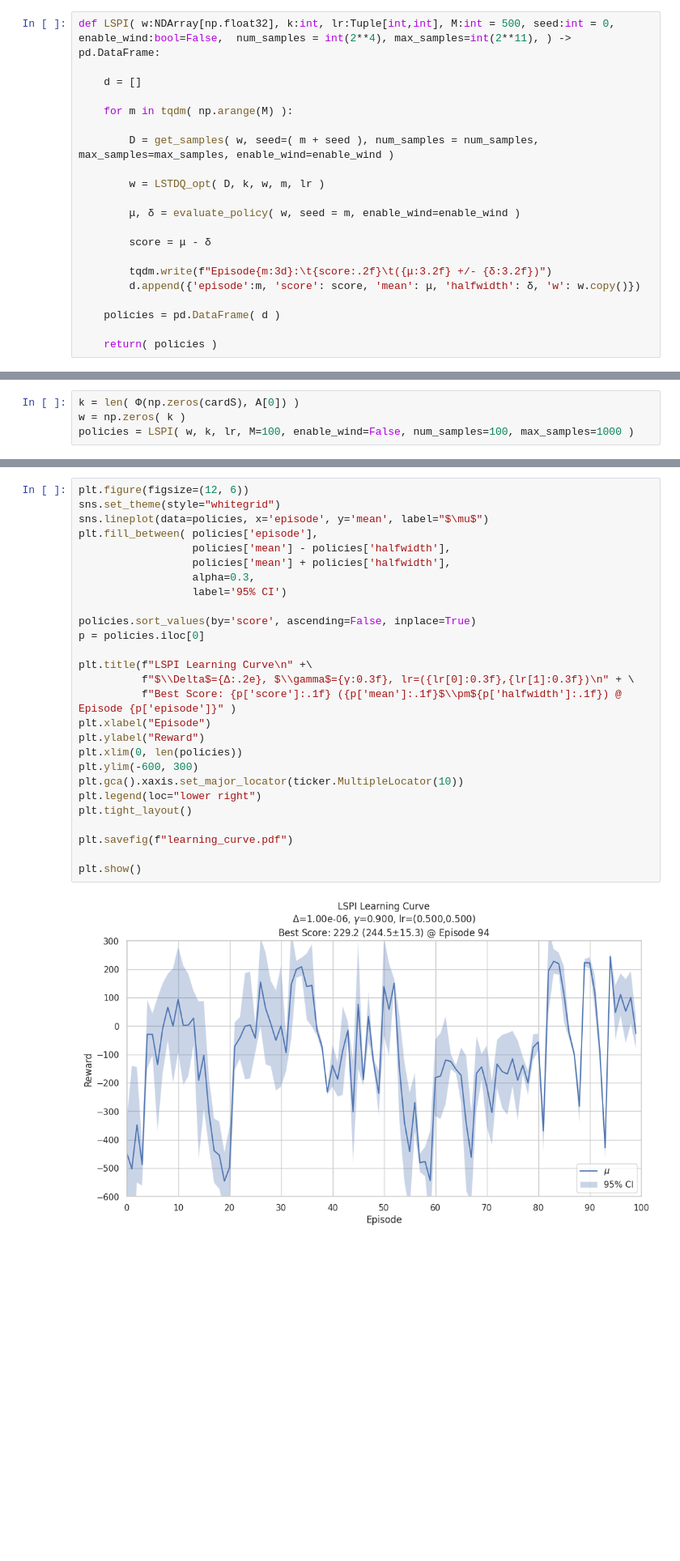
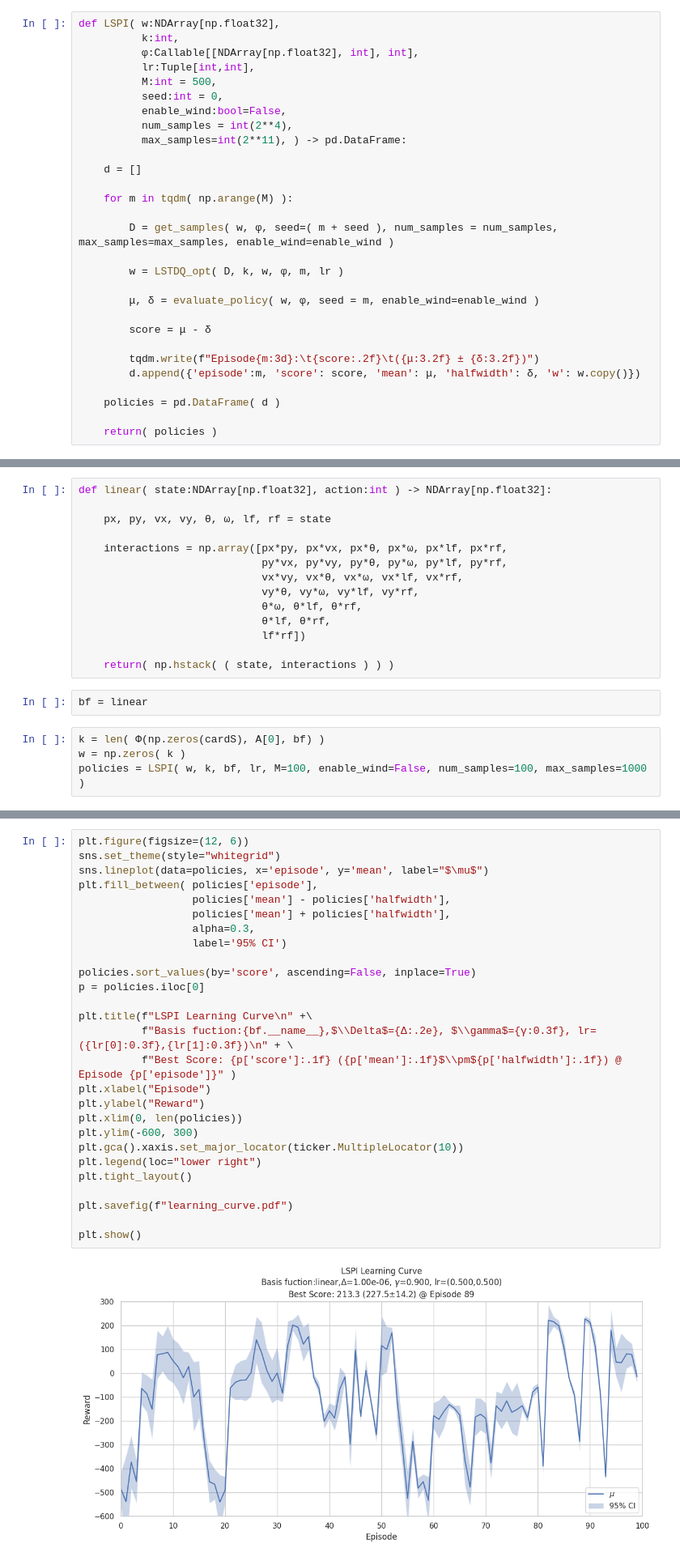
Before and after one commit to nirav-d-lad/Lunar-Lander-LSPI, a Jupyter notebook: ll_lspi.ipynb, the cells around one changed output, grey strips where cells are left out. Shown at 81% size. Cells and saved outputs as stored; diff of their text form; blank space fills up the shorter version.

```diff
--- a/ll_lspi.ipynb
+++ b/ll_lspi.ipynb
@@ -220,21 +221,29 @@ The stopping criteria for this implementation is stopping after $M$ episodes. Ad
 5: <b>until</b>$(\pi \approx \pi')$ <br>
 6: <b>return<b> $\pi$
 # %%
-def LSPI( w:NDArray[np.float32], k:int, lr:Tuple[int,int], M:int = 500, seed:int = 0, enable_wind:bool=False,  num_samples = int(2**4), max_samples=int(2**11), ) -> pd.DataFrame:
+def LSPI( w:NDArray[np.float32],
+          k:int,
+          φ:Callable[[NDArray[np.float32], int], int],
+          lr:Tuple[int,int],
+          M:int = 500,
+          seed:int = 0,
+          enable_wind:bool=False,
+          num_samples = int(2**4),
+          max_samples=int(2**11), ) -> pd.DataFrame:
 
     d = []
 
     for m in tqdm( np.arange(M) ):
 
-        D = get_samples( w, seed=( m + seed ), num_samples = num_samples, max_samples=max_samples, enable_wind=enable_wind )
+        D = get_samples( w, φ, seed=( m + seed ), num_samples = num_samples, max_samples=max_samples, enable_wind=enable_wind )
 
-        w = LSTDQ_opt( D, k, w, m, lr )
+        w = LSTDQ_opt( D, k, w, φ, m, lr )
 
-        μ, δ = evaluate_policy( w, seed = m, enable_wind=enable_wind )
+        μ, δ = evaluate_policy( w, φ, seed = m, enable_wind=enable_wind )
 
         score = μ - δ
 
-        tqdm.write(f"Episode{m:3d}:\t{score:.2f}\t({μ:3.2f} +/- {δ:3.2f})")
+        tqdm.write(f"Episode{m:3d}:\t{score:.2f}\t({μ:3.2f} ± {δ:3.2f})")
         d.append({'episode':m, 'score': score, 'mean': μ, 'halfwidth': δ, 'w': w.copy()})
 
     policies = pd.DataFrame( d )
@@ -302,4 +317,20 @@ def record_policy( w:NDArray[np.float32], title:str, M:int = 10, seed:int = 1982
+# %%
+def linear( state:NDArray[np.float32], action:int ) -> NDArray[np.float32]:
+
+    px, py, vx, vy, θ, ω, lf, rf = state
+
+    interactions = np.array([px*py, px*vx, px*θ, px*ω, px*lf, px*rf,
+                             py*vx, py*vy, py*θ, py*ω, py*lf, py*rf,
+                             vx*vy, vx*θ, vx*ω, vx*lf, vx*rf,
+                             vy*θ, vy*ω, vy*lf, vy*rf,
+                             θ*ω, θ*lf, θ*rf,
+                             θ*lf, θ*rf,
+                             lf*rf])
+
+    return( np.hstack( ( state, interactions ) ) )
+# %%
+bf = linear
 # %%
-k = len( Φ(np.zeros(cardS), A[0]) )
+k = len( Φ(np.zeros(cardS), A[0], bf) )
 w = np.zeros( k )
-policies = LSPI( w, k, lr, M=100, enable_wind=False, num_samples=100, max_samples=1000 )
+policies = LSPI( w, k, bf, lr, M=100, enable_wind=False, num_samples=100, max_samples=1000 )
@@ -326,32 +339,32 @@ Episode 99:     -82.55  (-26.55 +/- 56.00)
 # %%
 plt.figure(figsize=(12, 6))
 sns.set_theme(style="whitegrid")
 sns.lineplot(data=policies, x='episode', y='mean', label="$\mu$")
 plt.fill_between( policies['episode'],
                   policies['mean'] - policies['halfwidth'],
                   policies['mean'] + policies['halfwidth'],
                   alpha=0.3,
                   label='95% CI')
 
 policies.sort_values(by='score', ascending=False, inplace=True)
 p = policies.iloc[0]
 
 plt.title(f"LSPI Learning Curve\n" +\
-          f"$\\Delta$={Δ:.2e}, $\\gamma$={γ:0.3f}, lr=({lr[0]:0.3f},{lr[1]:0.3f})\n" + \
+          f"Basis fuction:{bf.__name__},$\\Delta$={Δ:.2e}, $\\gamma$={γ:0.3f}, lr=({lr[0]:0.3f},{lr[1]:0.3f})\n" + \
           f"Best Score: {p['score']:.1f} ({p['mean']:.1f}$\\pm${p['halfwidth']:.1f}) @ Episode {p['episode']}" )
 plt.xlabel("Episode")
 plt.ylabel("Reward")
 plt.xlim(0, len(policies))
 plt.ylim(-600, 300)
 plt.gca().xaxis.set_major_locator(ticker.MultipleLocator(10))
 plt.legend(loc="lower right")
 plt.tight_layout()
 
 plt.savefig(f"learning_curve.pdf")
 
 plt.show()
 # %% [output]
-[figure, old version]
+[figure, new version]
 # %% [markdown]
 ### Determine best policy ($w^*$)
 # %%
```
Also changed, not shown: parts of 17 cells of this notebook, 1 other file.
